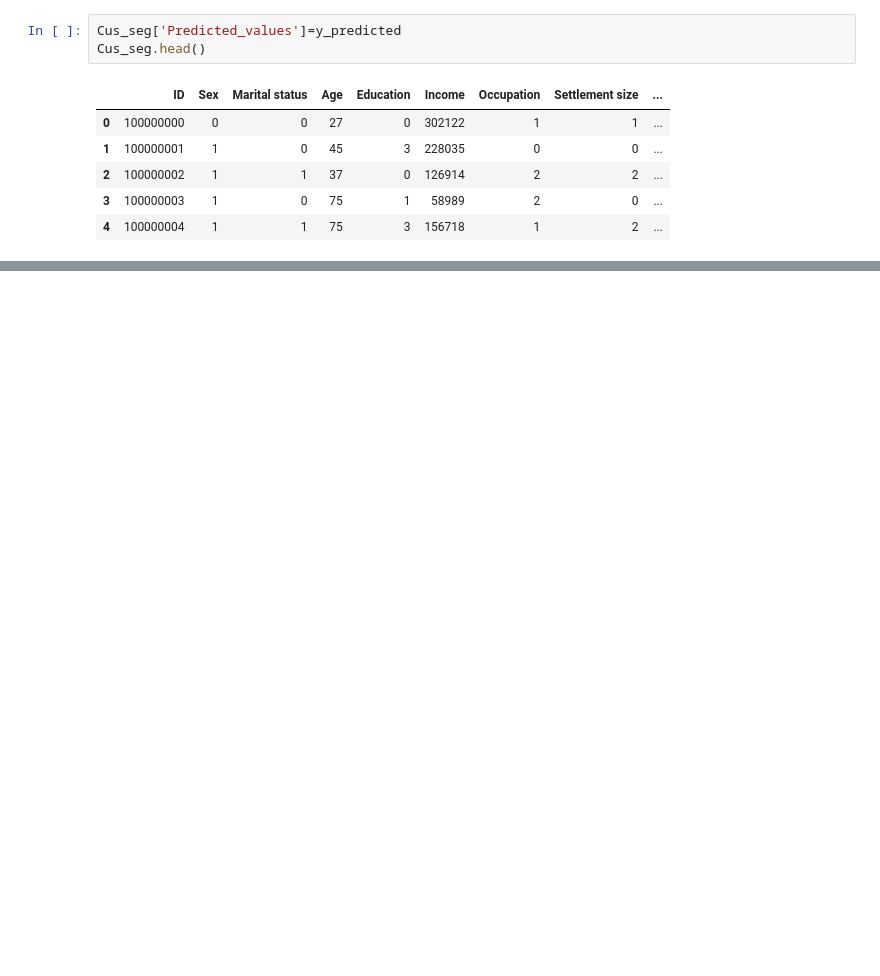
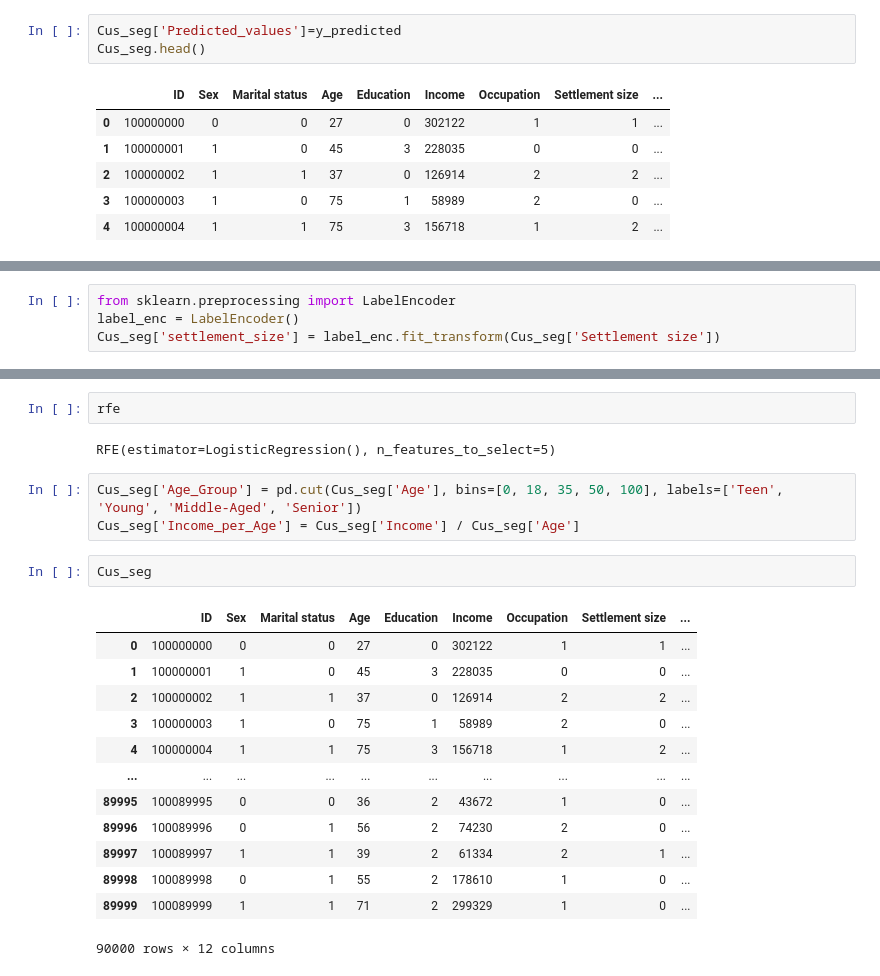
Before and after one commit to vivek-231/homework, a Jupyter notebook: Segementation.ipynb, the cells around one changed output, grey strips where cells are left out. Cells and saved outputs as stored; diff of their text form; blank space fills up the shorter version.

```diff
--- a/Segementation.ipynb
+++ b/Segementation.ipynb
@@ -145,0 +187,4 @@ plt.legend()
+# %%
+from sklearn.preprocessing import LabelEncoder
+label_enc = LabelEncoder()
+Cus_seg['settlement_size'] = label_enc.fit_transform(Cus_seg['Settlement size'])
@@ -145,0 +216,23 @@ plt.legend()
+# %%
+rfe
+# %% [output]
+RFE(estimator=LogisticRegression(), n_features_to_select=5)
+# %%
+Cus_seg['Age_Group'] = pd.cut(Cus_seg['Age'], bins=[0, 18, 35, 50, 100], labels=['Teen', 'Young', 'Middle-Aged', 'Senior'])
+Cus_seg['Income_per_Age'] = Cus_seg['Income'] / Cus_seg['Age']
+# %%
+Cus_seg
+# %% [output]
+|  | ID | Sex | Marital status | Age | Education | Income | Occupation | Settlement size | ... |
+| 0 | 100000000 | 0 | 0 | 27 | 0 | 302122 | 1 | 1 | ... |
+| 1 | 100000001 | 1 | 0 | 45 | 3 | 228035 | 0 | 0 | ... |
+| 2 | 100000002 | 1 | 1 | 37 | 0 | 126914 | 2 | 2 | ... |
+| 3 | 100000003 | 1 | 0 | 75 | 1 | 58989 | 2 | 0 | ... |
+| 4 | 100000004 | 1 | 1 | 75 | 3 | 156718 | 1 | 2 | ... |
+| ... | ... | ... | ... | ... | ... | ... | ... | ... | ... |
+| 89995 | 100089995 | 0 | 0 | 36 | 2 | 43672 | 1 | 0 | ... |
+| 89996 | 100089996 | 0 | 1 | 56 | 2 | 74230 | 2 | 0 | ... |
+| 89997 | 100089997 | 1 | 1 | 39 | 2 | 61334 | 2 | 1 | ... |
+| 89998 | 100089998 | 0 | 1 | 55 | 2 | 178610 | 1 | 0 | ... |
+| 89999 | 100089999 | 1 | 1 | 71 | 2 | 299329 | 1 | 0 | ... |
+90000 rows × 12 columns
```
Also changed, not shown: parts of 14 cells of this notebook.
